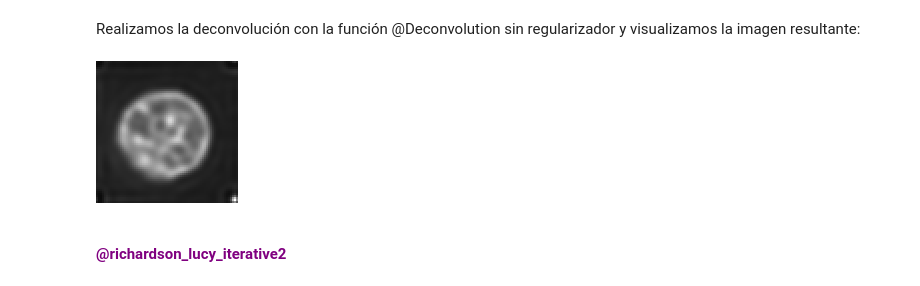
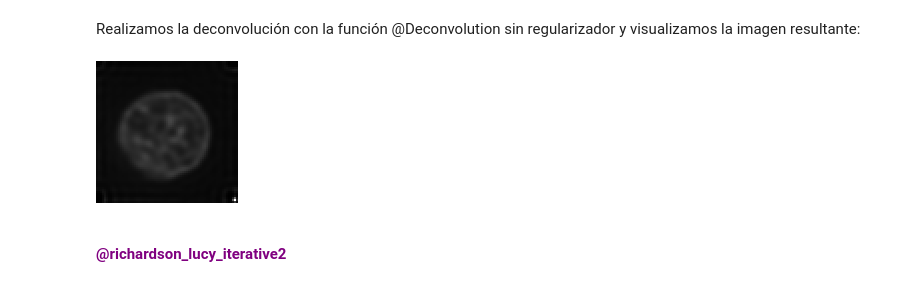
Before and after one commit to Jimena163/TFGNotebook, a Jupyter notebook: 3D_Julia_MAC.ipynb, the cells around one changed output. Cells and saved outputs as stored; diff of their text form; code cells hidden in the pictures.

```diff
--- a/3D_Julia_MAC.ipynb
+++ b/3D_Julia_MAC.ipynb
@@ -377,8 +500,8 @@ BenchmarkTools.Trial: 50 samples with 1 evaluation.
 Cargamos la imagen con ruido y la PSF y normalizamos ambas:
 # %%
 # Cargamos la imagen con ruido y la PSF
-cell = convert(Array{Float32}, channelview(load("cells3d_convolved.tiff")));
-cell_psf = convert(Array{Float32}, channelview(load("cells3d_psf.tiff")));
+cell = convert(Array{Float32}, channelview(load("ImagenesEmpleadas3D/3Dconvolved_cell.tif")));
+cell_psf = convert(Array{Float32}, channelview(load("ImagenesEmpleadas3D/3Dconvolved_cell_psf.tif")));
 
 # Normalizamos ambas
 cell /= maximum(cell);
@@ -409,12 +532,12 @@ colorview(Gray, cell_psf[:,:,30])
 # %% [markdown]
 Realizamos la deconvolución  con la función @Deconvolution sin regularizador y visualizamos la imagen resultante:
 # %%
-cell_res, cell_o_res = deconvolution(cell, ifftshift(cell_psf), regularizer=nothing, iterations=10);
+cell_res, cell_o_res = deconvolution(cell, ifftshift(cell_psf), regularizer=nothing, iterations=30);
 
 # Visualizamos las imagen resultante, solo el Stack 30
 colorview(Gray, cell_res[:,:,30]/maximum(cell_res[:,:,30]))
 # %% [output]
-[figure, old version]
+[figure, new version]
 # %% [markdown]
 <h4 style="color: purple;">@richardson_lucy_iterative2</h4>
 # %% [markdown]
```
Also changed, not shown: parts of 30 cells of this notebook, 36 other files.
